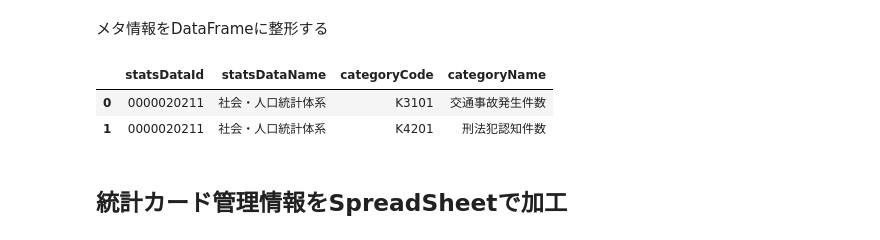
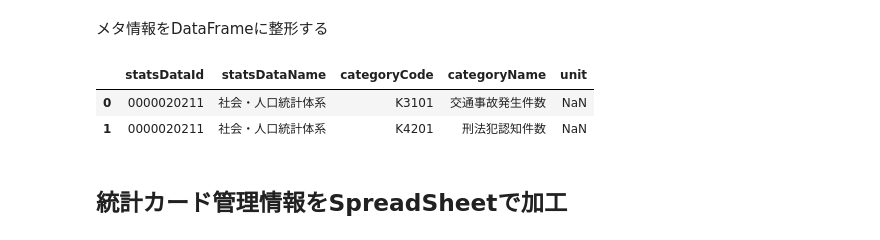
Before and after one commit to dicechick373/google-colab, a Jupyter notebook: statistics-hyogo/統計カード管理.ipynb, the cells around one changed output. Cells and saved outputs as stored; diff of their text form; code cells hidden in the pictures.

```diff
--- a/statistics-hyogo/統計カード管理.ipynb
+++ b/statistics-hyogo/統計カード管理.ipynb
@@ -62,26 +49,31 @@ import pandas as pd
-# %%
-statsDataId = '0000020211'
 # %% [markdown]
 メタ情報を取得する関数を作成
 # %%
+import urllib.parse
+import urllib.request
+import json
+
 def get_estat_meta(statsDataId):
-  # リクエストパラメータ
-  p={}
-  p['statsDataId'] = statsDataId
-  p['appId'] = ESTAT_APPID
+  params ={
+      'statsDataId': statsDataId,
+      'appId': '724e5b90772a3e9289f41a253e4e7e32438f4fff',
+  }
 
   url = 'http://api.e-stat.go.jp/rest/3.0/app/json/getMetaInfo?'
-  url += urllib.parse.urlencode(p)
+  url += urllib.parse.urlencode(params)
 
   with urllib.request.urlopen(url) as response:
     return json.loads(response.read().decode('utf-8'))
-
-meta = get_estat_meta(statsDataId)
+# %%
+meta = get_estat_meta('0000020211')
+meta
 # %% [markdown]
 ## DataFrameの作成
 # %% [markdown]
 メタ情報をDataFrameに整形する
 # %%
+import pandas as pd
+
 def get_cards_dataframe(statsDataId):
   # メタ情報の取得
   meta= get_estat_meta(statsDataId)
@@ -98,23 +90,23 @@ def get_cards_dataframe(statsDataId):
   df['statsDataName'] = meta['GET_META_INFO']['METADATA_INF']['TABLE_INF']['STAT_NAME']['$']
 
   # 列名の変更
-  columns = {'@code':'categoryCode','@name':'categoryName'}
+  columns = {'@code':'categoryCode', '@name':'categoryName', '@unit':'unit'}
   df= df.rename(columns=columns)
 
   # categoryNameから不要な情報（categoryCode）を削除
   df['categoryName'] = df.apply(lambda x: x['categoryName'].replace(x['categoryCode']+'_', ''), 1)
 
   # 並べ替え
-  df = df.reindex(columns=['statsDataId', 'statsDataName', 'categoryCode','categoryName'])
+  df = df.reindex(columns=['statsDataId', 'statsDataName', 'categoryCode','categoryName','unit'])
 
   return df
 # %%
-df = get_cards_dataframe(statsDataId)
+df = get_cards_dataframe('0000020211')
 df
 # %% [output]
-|  | statsDataId | statsDataName | categoryCode | categoryName |
-| 0 | 0000020211 | 社会・人口統計体系 | K3101 | 交通事故発生件数 |
-| 1 | 0000020211 | 社会・人口統計体系 | K4201 | 刑法犯認知件数 |
+|  | statsDataId | statsDataName | categoryCode | categoryName | unit |
+| 0 | 0000020211 | 社会・人口統計体系 | K3101 | 交通事故発生件数 | NaN |
+| 1 | 0000020211 | 社会・人口統計体系 | K4201 | 刑法犯認知件数 | NaN |
 # %% [markdown]
 ## 統計カード管理情報をSpreadSheetで加工
 # %% [markdown]
```
Also changed, not shown: parts of 5 cells of this notebook.
